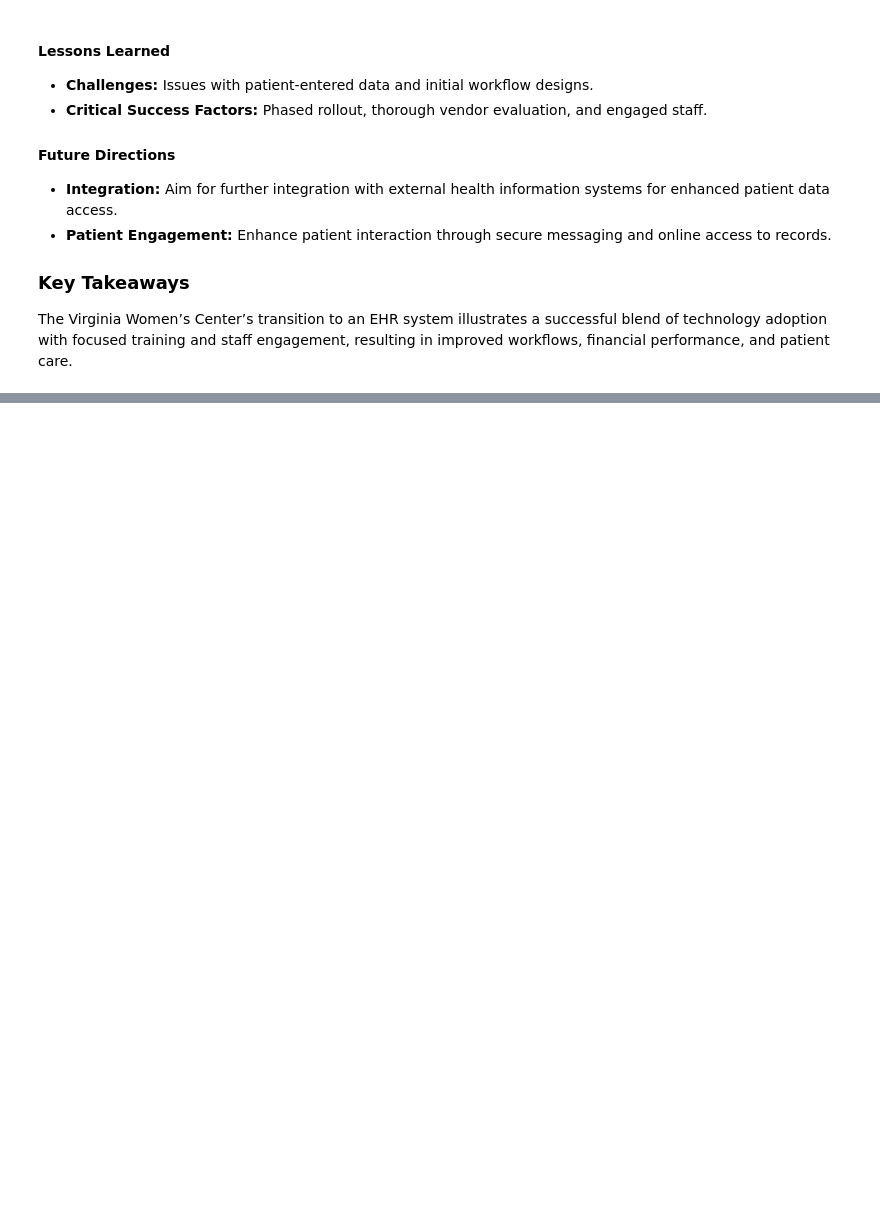
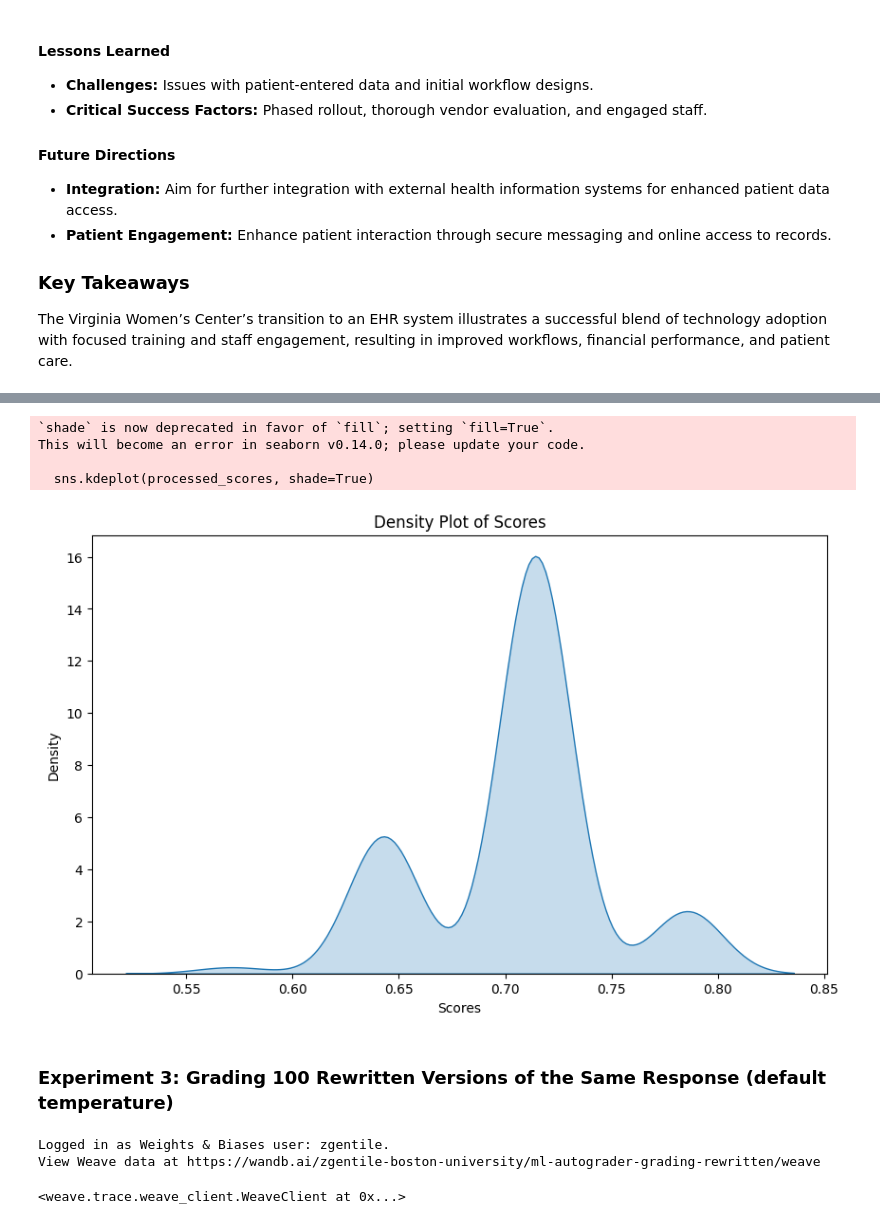
Before and after one commit to BU-Spark/ml-bu-autograder, a Jupyter notebook: Proof_of_Concept.ipynb, the cells around one changed output, grey strips where cells are left out. Cells and saved outputs as stored; diff of their text form; code cells hidden in the pictures; blank space fills up the shorter version.

```diff
--- a/Proof_of_Concept.ipynb
+++ b/Proof_of_Concept.ipynb
@@ -287,0 +555,21 @@ In essence, BPR is not just optional but a critical step in ensuring the success
+# %%
+plt.figure(figsize=(10, 6))
+sns.kdeplot(processed_scores, shade=True)
+plt.title("Density Plot of Scores")
+plt.xlabel("Scores")
+plt.ylabel("Density")
+plt.show()
+# %% [output]
+`shade` is now deprecated in favor of `fill`; setting `fill=True`.
+This will become an error in seaborn v0.14.0; please update your code.
+
+  sns.kdeplot(processed_scores, shade=True)
+[figure, added]
+# %% [markdown]
+### Experiment 3: Grading 100 Rewritten Versions of the Same Response (default temperature)
+# %%
+weave.init('ML Autograder-Grading(rewritten)') #
+# %% [output]
+Logged in as Weights & Biases user: zgentile.
+View Weave data at https://wandb.ai/zgentile-boston-university/ml-autograder-grading-rewritten/weave
+<weave.trace.weave_client.WeaveClient at 0x...>
```
Also changed, not shown: parts of 27 cells of this notebook, 1 other file.
